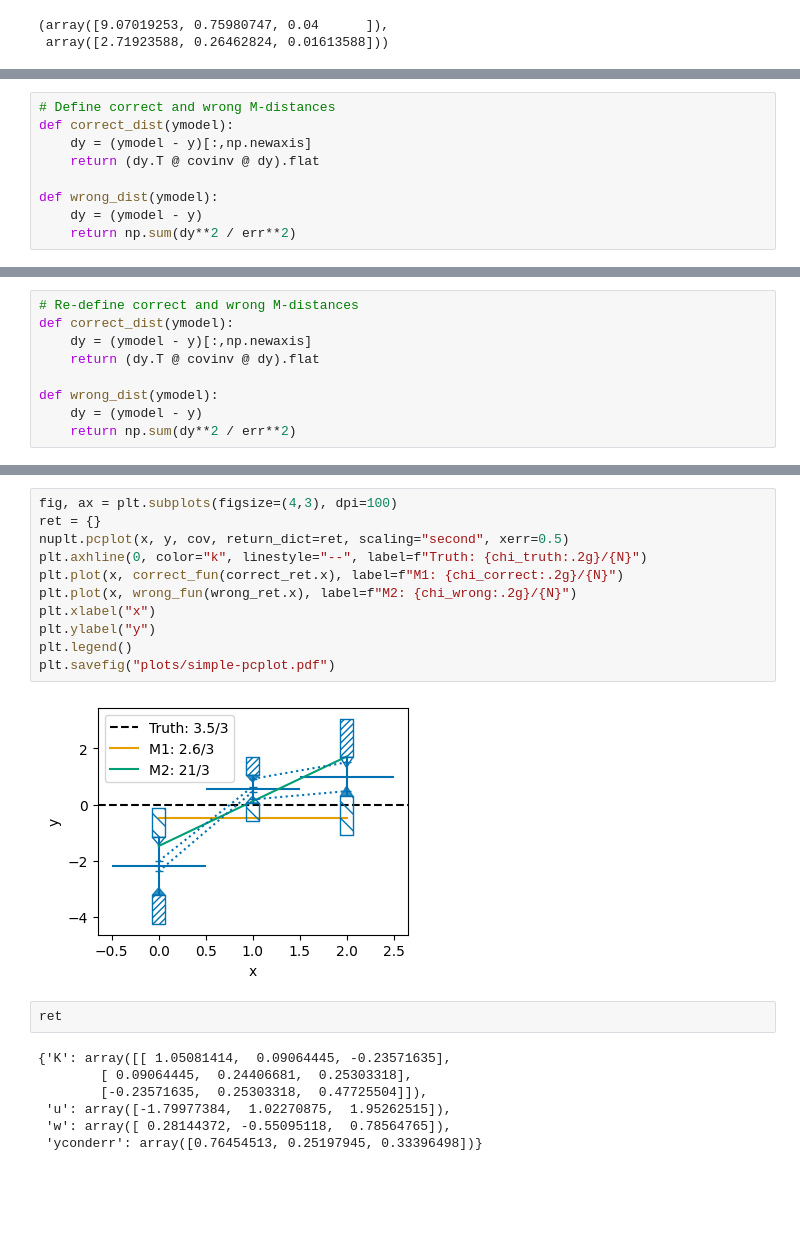
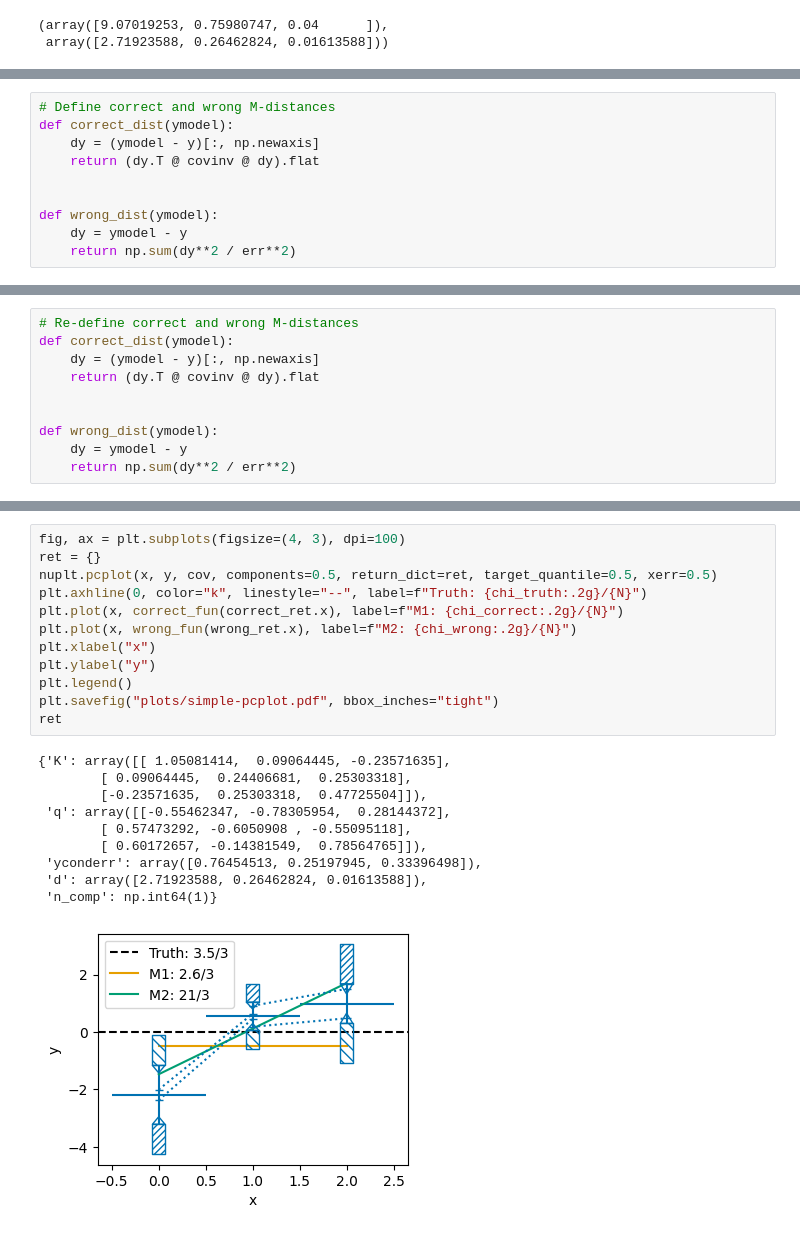
Before and after one commit to ast0815/covplot, a Jupyter notebook: covplot.ipynb, the cells around one changed output, grey strips where cells are left out. Drawn from its saved outputs; the diff is of its cells as text; blank space fills up the shorter version.

```diff
--- a/covplot.ipynb
+++ b/covplot.ipynb
@@ -53,11 +53,12 @@ array([-0.84101276,  0.71970349,  1.03023836])
 # %%
 # Define correct and wrong M-distances
 def correct_dist(ymodel):
-    dy = (ymodel - y)[:,np.newaxis]
+    dy = (ymodel - y)[:, np.newaxis]
     return (dy.T @ covinv @ dy).flat
 
+
 def wrong_dist(ymodel):
-    dy = (ymodel - y)
+    dy = ymodel - y
     return np.sum(dy**2 / err**2)
 # %%
 # Scale data to have target p-value
@@ -75,11 +76,12 @@ y = np.array([-2.18940775,  0.55018439,  0.99149541])
 # %%
 # Re-define correct and wrong M-distances
 def correct_dist(ymodel):
-    dy = (ymodel - y)[:,np.newaxis]
+    dy = (ymodel - y)[:, np.newaxis]
     return (dy.T @ covinv @ dy).flat
 
+
 def wrong_dist(ymodel):
-    dy = (ymodel - y)
+    dy = ymodel - y
     return np.sum(dy**2 / err**2)
 # %%
 # Do a correct fit
@@ -135,24 +145,25 @@ plt.savefig("plots/simple-corlines.pdf")
 # %%
-fig, ax = plt.subplots(figsize=(4,3), dpi=100)
+fig, ax = plt.subplots(figsize=(4, 3), dpi=100)
 ret = {}
-nuplt.pcplot(x, y, cov, return_dict=ret, scaling="second", xerr=0.5)
+nuplt.pcplot(x, y, cov, components=0.5, return_dict=ret, target_quantile=0.5, xerr=0.5)
 plt.axhline(0, color="k", linestyle="--", label=f"Truth: {chi_truth:.2g}/{N}")
 plt.plot(x, correct_fun(correct_ret.x), label=f"M1: {chi_correct:.2g}/{N}")
 plt.plot(x, wrong_fun(wrong_ret.x), label=f"M2: {chi_wrong:.2g}/{N}")
 plt.xlabel("x")
 plt.ylabel("y")
 plt.legend()
-plt.savefig("plots/simple-pcplot.pdf")
+plt.savefig("plots/simple-pcplot.pdf", bbox_inches="tight")
+ret
 # %% [output]
+{'K': array([[ 1.05081414,  0.09064445, -0.23571635],
+        [ 0.09064445,  0.24406681,  0.25303318],
+        [-0.23571635,  0.25303318,  0.47725504]]),
+ 'q': array([[-0.55462347, -0.78305954,  0.28144372],
+        [ 0.57473292, -0.6050908 , -0.55095118],
+        [ 0.60172657, -0.14381549,  0.78564765]]),
+ 'yconderr': array([0.76454513, 0.25197945, 0.33396498]),
+ 'd': array([2.71923588, 0.26462824, 0.01613588]),
+ 'n_comp': np.int64(1)}
-[figure, old version]
+[figure, new version]
-# %%
-ret
-# %% [output]
-{'K': array([[ 1.05081414,  0.09064445, -0.23571635],
-        [ 0.09064445,  0.24406681,  0.25303318],
-        [-0.23571635,  0.25303318,  0.47725504]]),
- 'u': array([-1.79977384,  1.02270875,  1.95262515]),
- 'w': array([ 0.28144372, -0.55095118,  0.78564765]),
- 'yconderr': array([0.76454513, 0.25197945, 0.33396498])}
 # %%
 fig, axs = plt.subplots(
```
Also changed, not shown: parts of 18 cells of this notebook.
